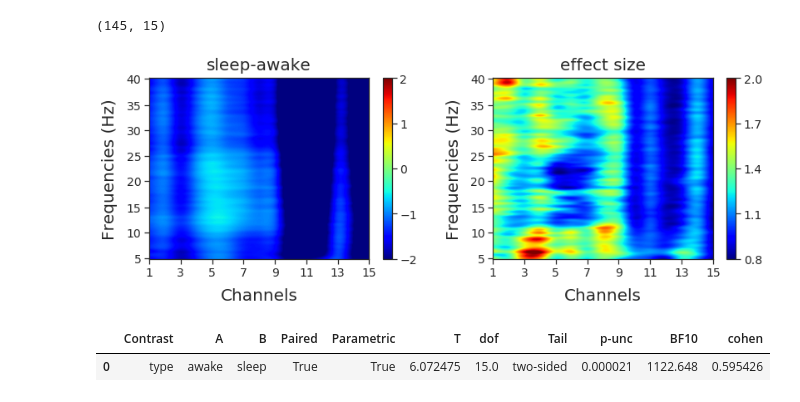
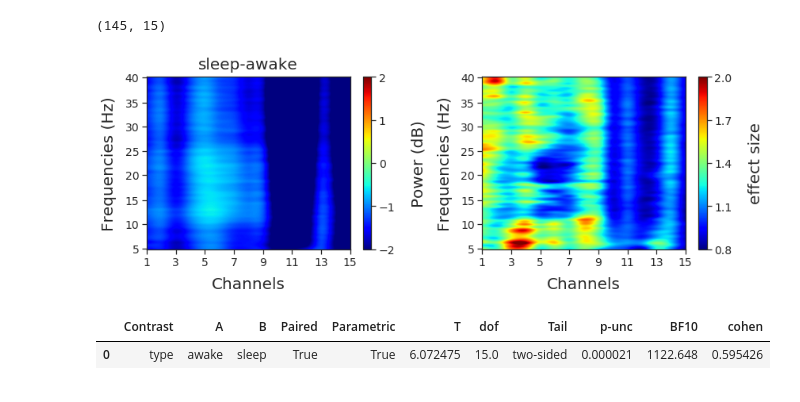
Before and after one commit to SridharJagannathan/drosSleepStages_SciAdvances2023, a Jupyter notebook: Scripts/notebooks/Figure4c_d_SupplFigure5b_c_6_stats_multiChannelSpectrum.ipynb, the cells around one changed output. Saved outputs shown, nothing was run; the diff lists cells and outputs as text; code cells hidden in the pictures.

```diff
--- a/Scripts/notebooks/Figure4c_d_SupplFigure5b_c_6_stats_multiChannelSpectrum.ipynb
+++ b/Scripts/notebooks/Figure4c_d_SupplFigure5b_c_6_stats_multiChannelSpectrum.ipynb
@@ -942,7 +942,7 @@ print('number of flies considered: ', str(n_flies))
 # %% [output]
 number of flies considered:  16
 # %%
-def plot_spect(data, ax, x, y, x_label, y_label, title, vmin = None, vmax = None):
+def plot_spect(data, ax, x, y, x_label, y_label, cbar_label, title, vmin = None, vmax = None):
 
     im = ax.imshow(data,aspect='auto',interpolation='spline36',cmap='jet',vmin=vmin, vmax=vmax)
 
@@ -972,6 +972,7 @@ def plot_spect(data, ax, x, y, x_label, y_label, title, vmin = None, vmax = None
     cbarticks = np.round(cbarticks,2)
 
     cbar = fig.colorbar(im, ax=ax, ticks = cbarticks)
+    cbar.ax.set_ylabel(cbar_label, rotation=90, fontsize=20, labelpad=20)
 
     plt.title(title,ha='center',va='bottom', fontsize=20)
 
@@ -1210,27 +1217,31 @@ cohens_d.shape
 # %%
 fig = plt.figure(figsize=((20/3)*2, 4))
 gs_main = gridspec.GridSpec(1, 2,width_ratios=[4,4])
-gs_main.update(wspace=0.25, hspace=0.2)
+gs_main.update(wspace=0.32, hspace=0.2)
 
 
 gs = gridspec.GridSpecFromSubplotSpec(1, 1, subplot_spec=gs_main[0])
 ax1 = fig.add_subplot(gs[0])
 ax1 = plot_spect(diff_groupmean, ax = ax1, x = np.arange(0,diff_group.shape[2]), y = cat_freqs,
-                 x_label = 'Channels',y_label = 'Frequencies (Hz)', title = cat_state[0] + '-' + cat_state[1],
+                 x_label = 'Channels',y_label = 'Frequencies (Hz)',
+                 cbar_label = 'Power (dB)',
+                 title = cat_state[0] + '-' + cat_state[1],
                  vmin = diffvmin, vmax = diffvmax)
 
 
 gs = gridspec.GridSpecFromSubplotSpec(1, 1, subplot_spec=gs_main[1])
 ax2 = fig.add_subplot(gs[0])
 
 ax2 = plot_spect(cohens_d, ax = ax2, x = np.arange(0,group_cat2.shape[2]), y = cat_freqs,
-                 x_label = 'Channels',y_label = 'Frequencies (Hz)', title = 'effect size',
+                 x_label = 'Channels',y_label = 'Frequencies (Hz)',
+                 cbar_label = 'effect size',
+                 title = '',
                  vmin = 0.8, vmax = 2)
 
-plt.savefig(outputfolderpath +  'awake_sleep_spectogram_stats.png', format='png', dpi=300,
-            transparent=False,bbox_inches='tight')
+# plt.savefig(outputfolderpath +  'awake_sleep_spectogram_stats.png', format='png', dpi=300,
+#             transparent=False,bbox_inches='tight')
 # %% [output]
-[figure, old version]
+[figure, new version]
 # %%
 group_roi1_df = pd.DataFrame({cat_state[1]: group_roi1_cat2, cat_state[0]: group_roi1_cat1})
 group_roi1_df['dataset'] = group_roi1_df.index
```
Also changed, not shown: parts of 4 cells of this notebook, 11 other files.
